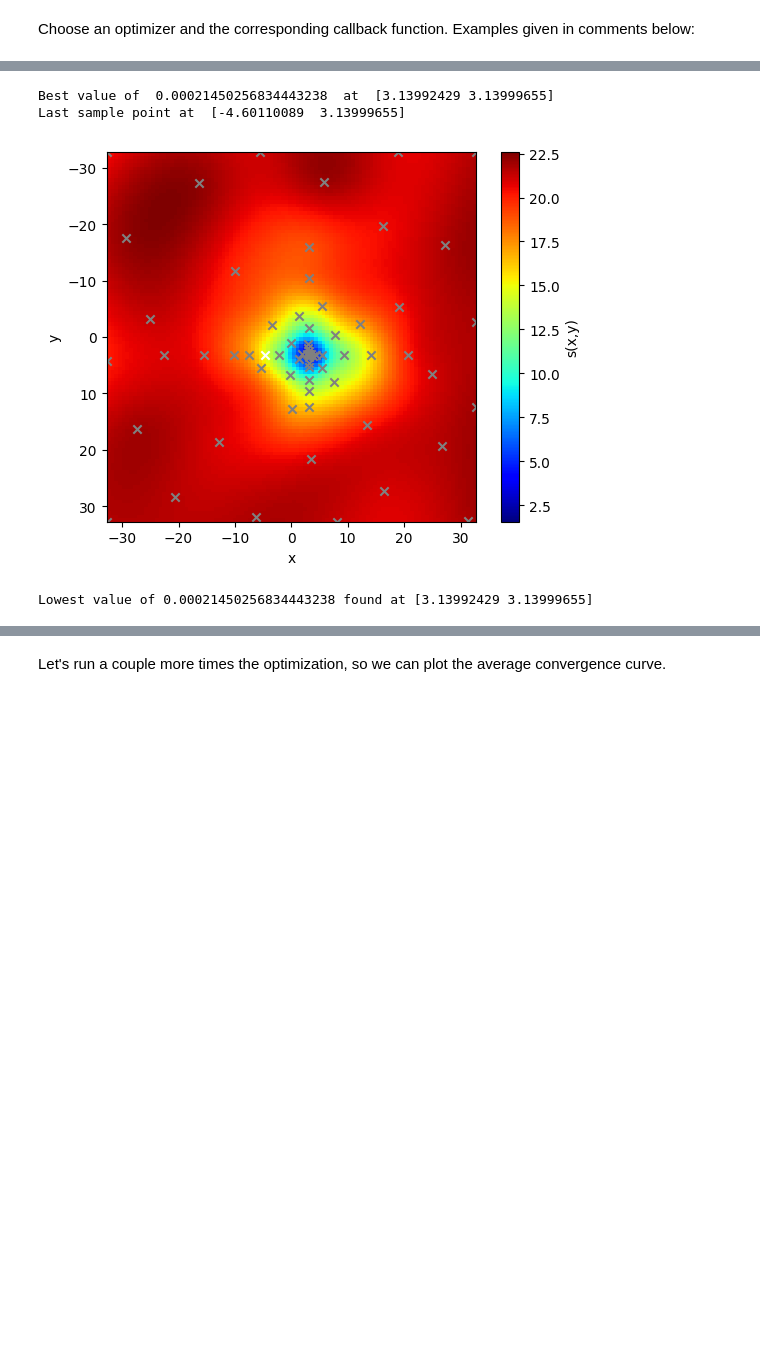
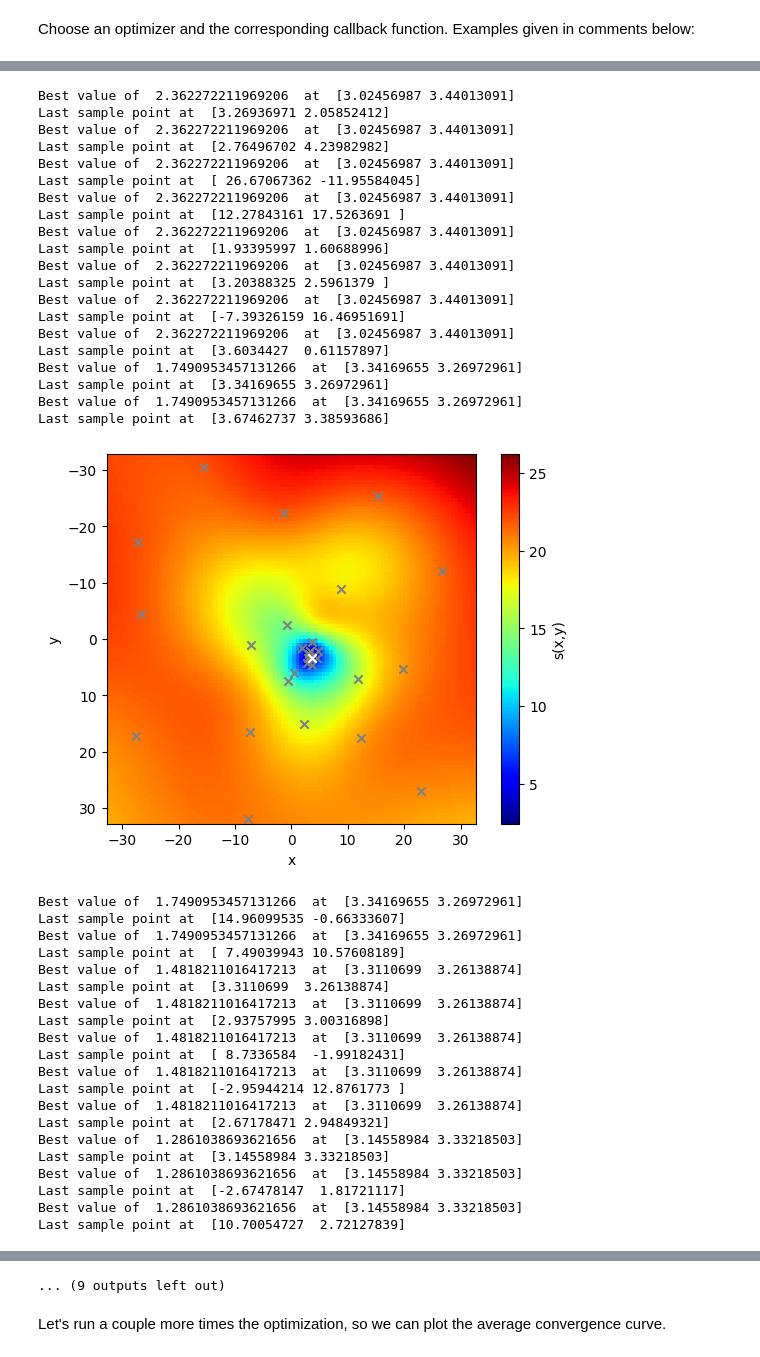
Before and after one commit to NREL/soogo, a Jupyter notebook: examples/optimization.ipynb, the cells around one changed output, grey strips where cells are left out. Saved outputs shown, nothing was run; the diff lists cells and outputs as text; code cells hidden in the pictures; blank space fills up the shorter version.

```diff
--- a/examples/optimization.ipynb
+++ b/examples/optimization.ipynb
@@ -277,14 +277,11 @@ def callback_gp(res: OptimizeResult, T: int = 10, savefig: bool = False):
 # %% [markdown]
 Choose an optimizer and the corresponding callback function. Examples given in comments below:
 # %%
-# Set seed for reproducibility
-np.random.seed(3)
-
 # method = soogo.multistart_msrs
 # callback = callback_rbf
 
-# method = soogo.dycors
-# callback = callback_rbf
+method = soogo.dycors
+callback = callback_rbf
 
 # method = soogo.surrogate_optimization
 # callback = callback_rbf_muMeas
@@ -292,14 +289,14 @@ np.random.seed(3)
 # method = soogo.cptv
 # callback = callback_cptv
 
-method = soogo.cptvl
-callback = callback_cptv
+# method = soogo.cptvl
+# callback = callback_cptv
 
 # method = soogo.bayesian_optimization
 # callback = callback_gp
 
 # Run optimization
-res = method(func, bounds=bounds, maxeval=100, callback=callback)
+res = method(func, bounds=bounds, maxeval=100, callback=callback, seed=3)
 
 # Print best point found
 print(f"Lowest value of {res.fx} found at {res.x}")
@@ -313,4 +336,41 @@ Last sample point at  [-12.86864189  18.69975773]
-Best value of  0.00021450256834443238  at  [3.13992429 3.13999655]
-Last sample point at  [-4.60110089  3.13999655]
+Best value of  2.362272211969206  at  [3.02456987 3.44013091]
+Last sample point at  [3.26936971 2.05852412]
+Best value of  2.362272211969206  at  [3.02456987 3.44013091]
+Last sample point at  [2.76496702 4.23982982]
+Best value of  2.362272211969206  at  [3.02456987 3.44013091]
+Last sample point at  [ 26.67067362 -11.95584045]
+Best value of  2.362272211969206  at  [3.02456987 3.44013091]
+Last sample point at  [12.27843161 17.5263691 ]
+Best value of  2.362272211969206  at  [3.02456987 3.44013091]
+Last sample point at  [1.93395997 1.60688996]
+Best value of  2.362272211969206  at  [3.02456987 3.44013091]
+Last sample point at  [3.20388325 2.5961379 ]
+Best value of  2.362272211969206  at  [3.02456987 3.44013091]
+Last sample point at  [-7.39326159 16.46951691]
+Best value of  2.362272211969206  at  [3.02456987 3.44013091]
+Last sample point at  [3.6034427  0.61157897]
+Best value of  1.7490953457131266  at  [3.34169655 3.26972961]
+Last sample point at  [3.34169655 3.26972961]
+Best value of  1.7490953457131266  at  [3.34169655 3.26972961]
+Last sample point at  [3.67462737 3.38593686]
-[figure, old version]
+[figure, new version]
-Lowest value of 0.00021450256834443238 found at [3.13992429 3.13999655]
+Best value of  1.7490953457131266  at  [3.34169655 3.26972961]
+Last sample point at  [14.96099535 -0.66333607]
+Best value of  1.7490953457131266  at  [3.34169655 3.26972961]
+Last sample point at  [ 7.49039943 10.57608189]
+Best value of  1.4818211016417213  at  [3.3110699  3.26138874]
+Last sample point at  [3.3110699  3.26138874]
+Best value of  1.4818211016417213  at  [3.3110699  3.26138874]
+Last sample point at  [2.93757995 3.00316898]
+Best value of  1.4818211016417213  at  [3.3110699  3.26138874]
+Last sample point at  [ 8.7336584  -1.99182431]
+Best value of  1.4818211016417213  at  [3.3110699  3.26138874]
+Last sample point at  [-2.95944214 12.8761773 ]
+Best value of  1.4818211016417213  at  [3.3110699  3.26138874]
+Last sample point at  [2.67178471 2.94849321]
+Best value of  1.2861038693621656  at  [3.14558984 3.33218503]
+Last sample point at  [3.14558984 3.33218503]
+Best value of  1.2861038693621656  at  [3.14558984 3.33218503]
+Last sample point at  [-2.67478147  1.81721117]
+Best value of  1.2861038693621656  at  [3.14558984 3.33218503]
+Last sample point at  [10.70054727  2.72127839]
@@ -317,3 +420,4 @@ Lowest value of 0.00021450256834443238 found at [3.13992429 3.13999655]
+... (9 outputs left out)
 # %% [markdown]
 Let's run a couple more times the optimization, so we can plot the average convergence curve.
 # %%
```
Also changed, not shown: parts of 3 cells of this notebook, 47 other files.
